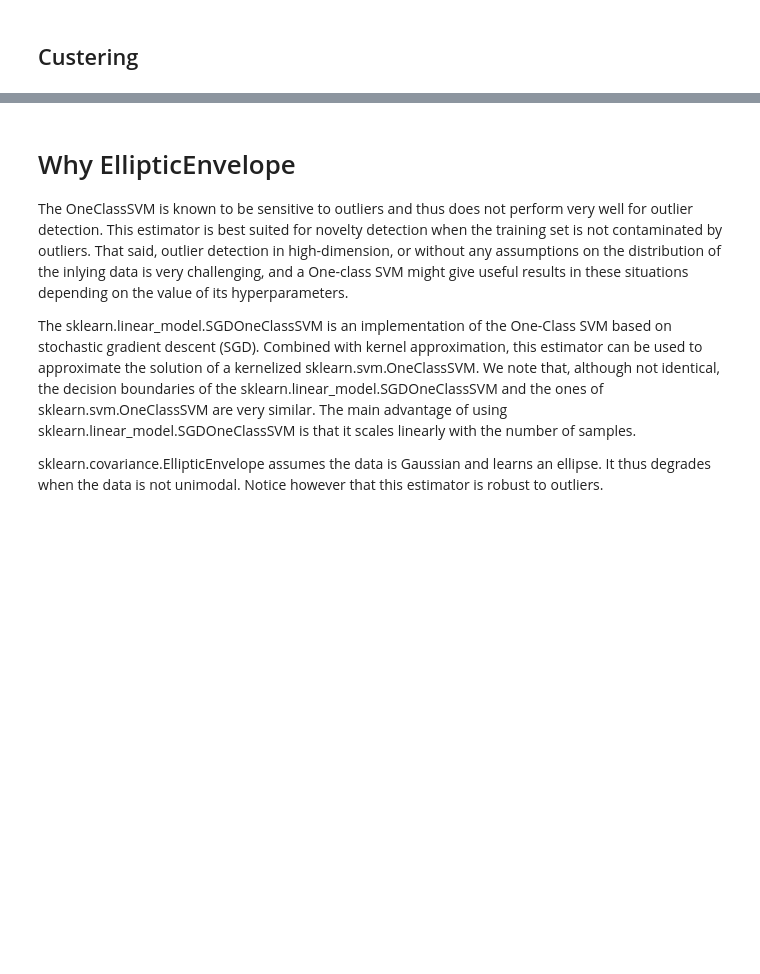
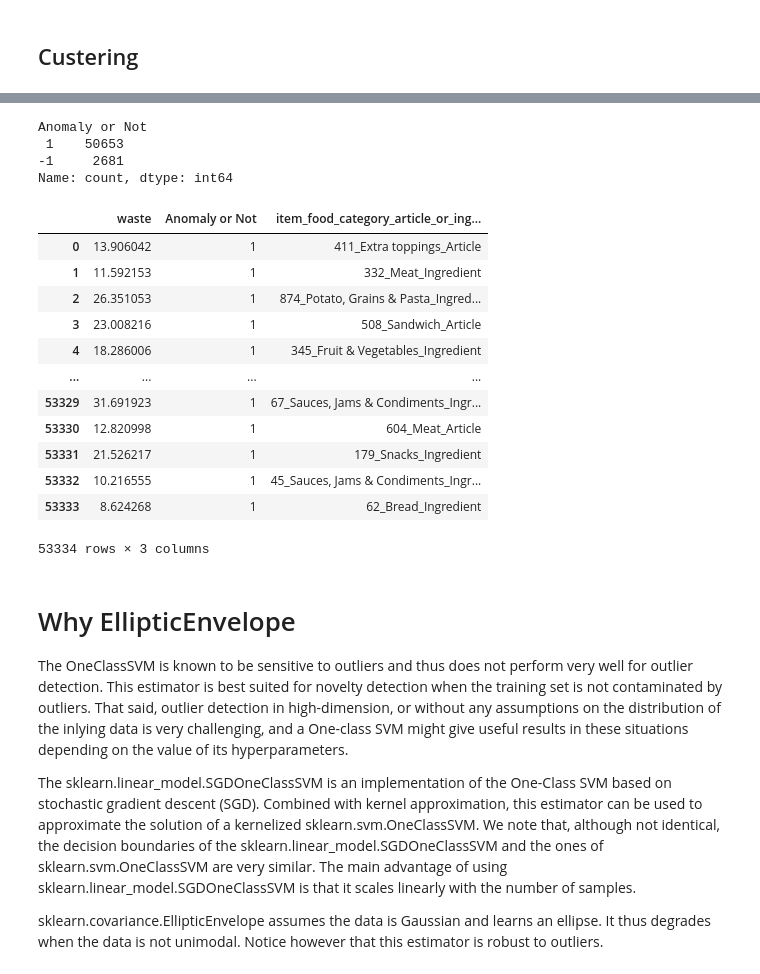
Before and after one commit to pcardenal5/DataFestImportBilly, a Jupyter notebook: scripts/EDA_waste.ipynb, the cells around one changed output, grey strips where cells are left out. Drawn from its saved outputs; the diff is of its cells as text; code cells hidden in the pictures; blank space fills up the shorter version.

```diff
--- a/scripts/EDA_waste.ipynb
+++ b/scripts/EDA_waste.ipynb
@@ -359,3 +412,26 @@ plt.grid()
+# %%
+d['Anomaly or Not'].value_counts()
+# %% [output]
+Anomaly or Not
+ 1    50653
+-1     2681
+Name: count, dtype: int64
+# %%
+d
+# %% [output]
+|  | waste | Anomaly or Not | item_food_category_article_or_ing... |
+| 0 | 13.906042 | 1 | 411_Extra toppings_Article |
+| 1 | 11.592153 | 1 | 332_Meat_Ingredient |
+| 2 | 26.351053 | 1 | 874_Potato, Grains & Pasta_Ingred... |
+| 3 | 23.008216 | 1 | 508_Sandwich_Article |
+| 4 | 18.286006 | 1 | 345_Fruit & Vegetables_Ingredient |
+| ... | ... | ... | ... |
+| 53329 | 31.691923 | 1 | 67_Sauces, Jams & Condiments_Ingr... |
+| 53330 | 12.820998 | 1 | 604_Meat_Article |
+| 53331 | 21.526217 | 1 | 179_Snacks_Ingredient |
+| 53332 | 10.216555 | 1 | 45_Sauces, Jams & Condiments_Ingr... |
+| 53333 | 8.624268 | 1 | 62_Bread_Ingredient |
+53334 rows × 3 columns
 # %% [markdown]
 # Why EllipticEnvelope
 The OneClassSVM is known to be sensitive to outliers and thus does not perform very well for outlier detection. This estimator is best suited for novelty detection when the training set is not contaminated by outliers. That said, outlier detection in high-dimension, or without any assumptions on the distribution of the inlying data is very challenging, and a One-class SVM might give useful results in these situations depending on the value of its hyperparameters.
```
Also changed, not shown: parts of 8 cells of this notebook, 7 other files.
